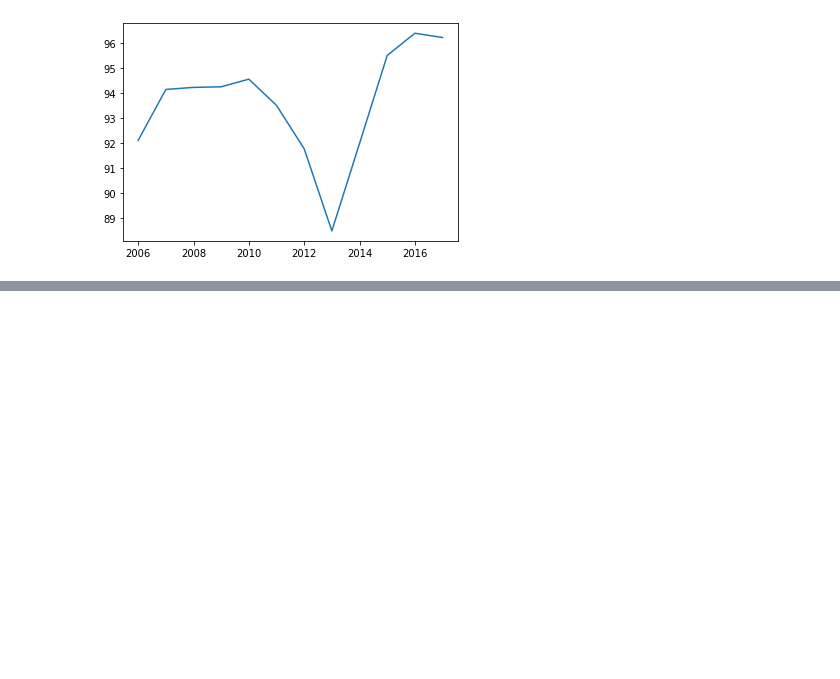
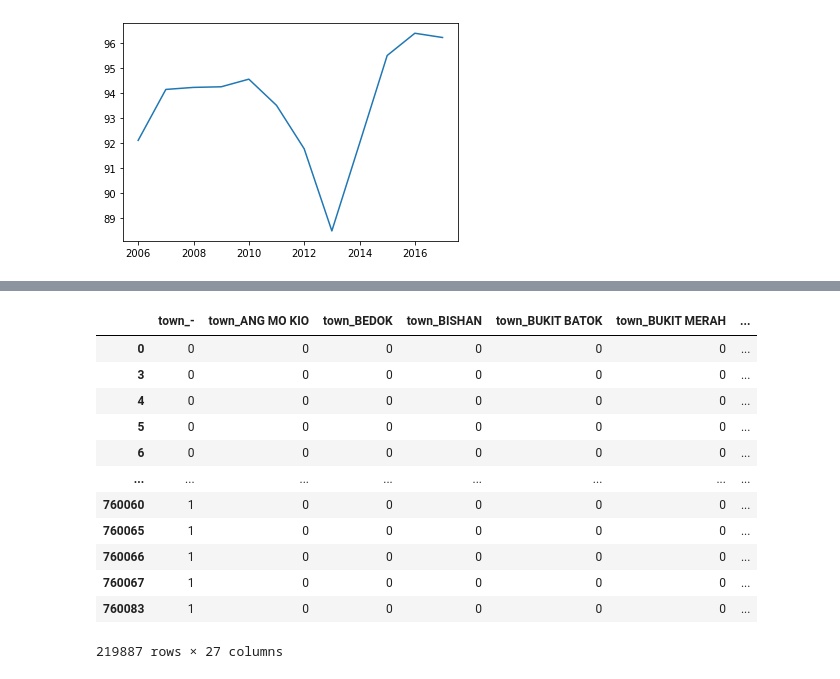
Before and after one commit to ddanielfung/GovTech-Assessment, a Jupyter notebook: section-1.ipynb, the cells around one changed output, grey strips where cells are left out. Drawn from its saved outputs; the diff is of its cells as text; code cells hidden in the pictures; blank space fills up the shorter version.

```diff
--- a/section-1.ipynb
+++ b/section-1.ipynb
@@ -71,0 +175,6 @@ plt.plot(motorcycles.query(f"age == '5'")["year"], motorcycles.query(f"age == '5
+# %%
+from mlxtend.frequent_patterns import apriori, association_rules
+
+seller = hdb.query("represented == 'SELLER'")
+seller["transaction_id"] = seller[["salesperson_name", "year"]].apply("_".join, axis=1)
+seller["transaction_id"].value_counts() > 1
@@ -71,0 +199,17 @@ plt.plot(motorcycles.query(f"age == '5'")["year"], motorcycles.query(f"age == '5
+# %%
+data_one_hot = pd.get_dummies(seller[["town"]], columns=['town'])
+data_one_hot
+# %% [output]
+|  | town_- | town_ANG MO KIO | town_BEDOK | town_BISHAN | town_BUKIT BATOK | town_BUKIT MERAH | ... |
+| 0 | 0 | 0 | 0 | 0 | 0 | 0 | ... |
+| 3 | 0 | 0 | 0 | 0 | 0 | 0 | ... |
+| 4 | 0 | 0 | 0 | 0 | 0 | 0 | ... |
+| 5 | 0 | 0 | 0 | 0 | 0 | 0 | ... |
+| 6 | 0 | 0 | 0 | 0 | 0 | 0 | ... |
+| ... | ... | ... | ... | ... | ... | ... | ... |
+| 760060 | 1 | 0 | 0 | 0 | 0 | 0 | ... |
+| 760065 | 1 | 0 | 0 | 0 | 0 | 0 | ... |
+| 760066 | 1 | 0 | 0 | 0 | 0 | 0 | ... |
+| 760067 | 1 | 0 | 0 | 0 | 0 | 0 | ... |
+| 760083 | 1 | 0 | 0 | 0 | 0 | 0 | ... |
+219887 rows × 27 columns
```
Also changed, not shown: parts of 28 cells of this notebook, 3 other files.
